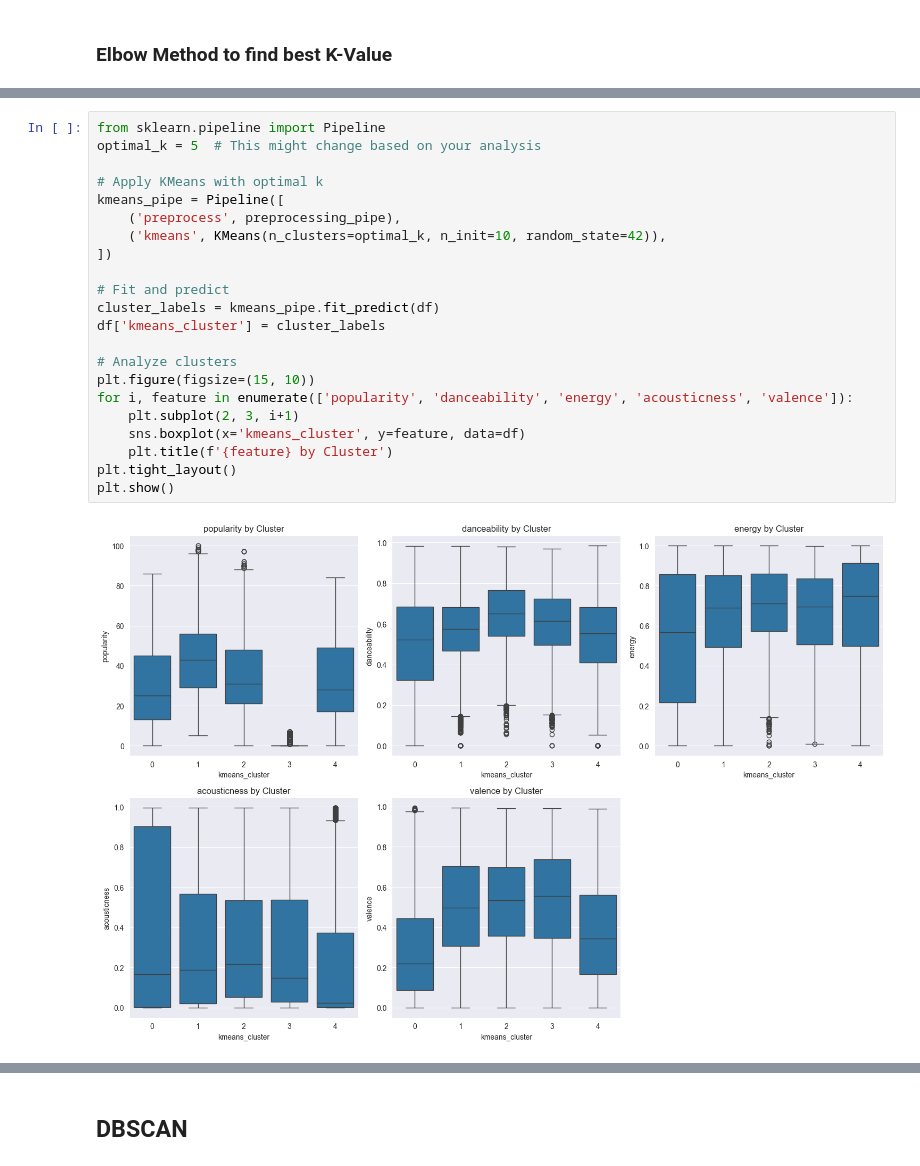
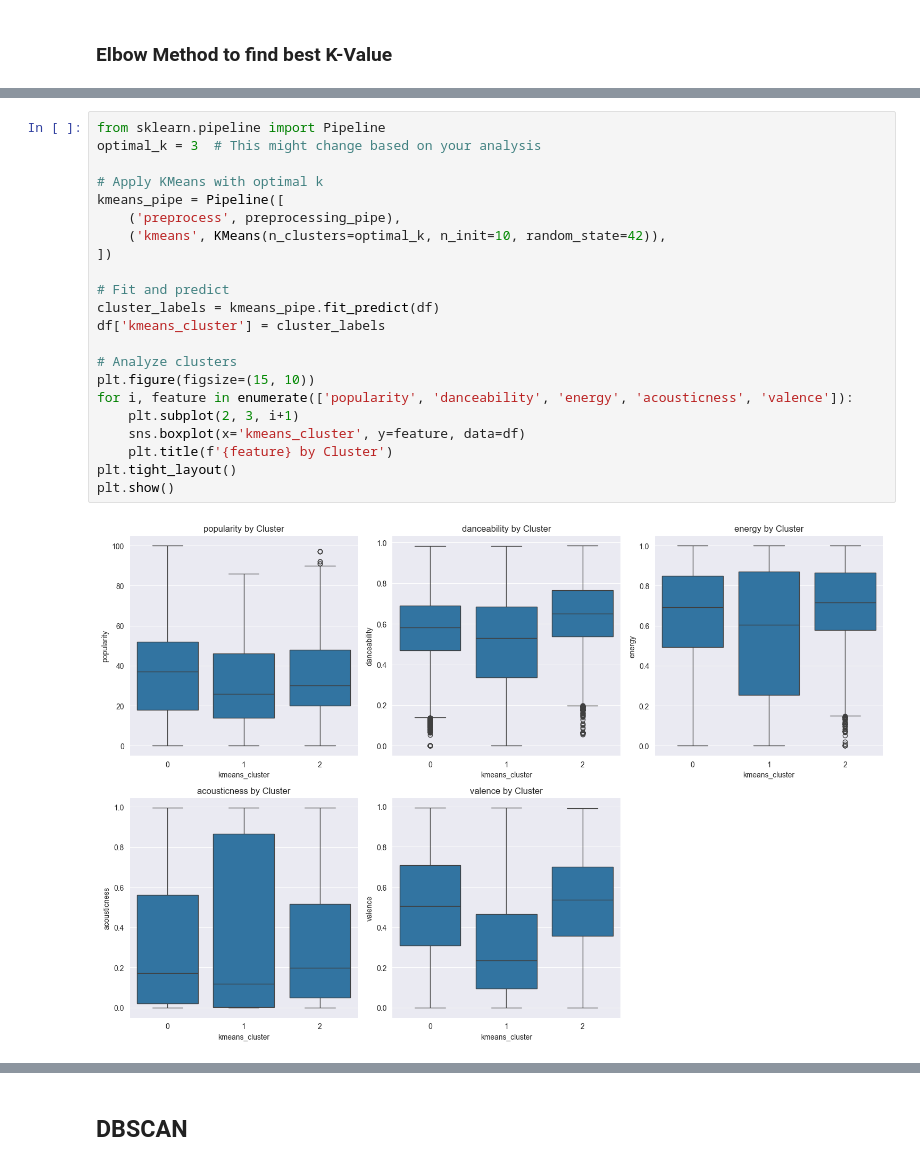
Before and after one commit to Bourkupine/cs4168-Project, a Jupyter notebook: clustering.ipynb, the cells around one changed output, grey strips where cells are left out. Saved outputs shown, nothing was run; the diff lists cells and outputs as text.

```diff
--- a/clustering.ipynb
+++ b/clustering.ipynb
@@ -147,24 +197,24 @@ For k = 10, the silhouette score is 0.28493213839973397
 # %%
 from sklearn.pipeline import Pipeline
-optimal_k = 5  # This might change based on your analysis
+optimal_k = 3  # This might change based on your analysis
 
 # Apply KMeans with optimal k
 kmeans_pipe = Pipeline([
     ('preprocess', preprocessing_pipe),
     ('kmeans', KMeans(n_clusters=optimal_k, n_init=10, random_state=42)),
 ])
 
 # Fit and predict
 cluster_labels = kmeans_pipe.fit_predict(df)
 df['kmeans_cluster'] = cluster_labels
 
 # Analyze clusters
 plt.figure(figsize=(15, 10))
 for i, feature in enumerate(['popularity', 'danceability', 'energy', 'acousticness', 'valence']):
     plt.subplot(2, 3, i+1)
     sns.boxplot(x='kmeans_cluster', y=feature, data=df)
     plt.title(f'{feature} by Cluster')
 plt.tight_layout()
 plt.show()
 # %% [output]
-[figure, old version]
+[figure, new version]
```
Also changed, not shown: parts of 24 cells of this notebook.
